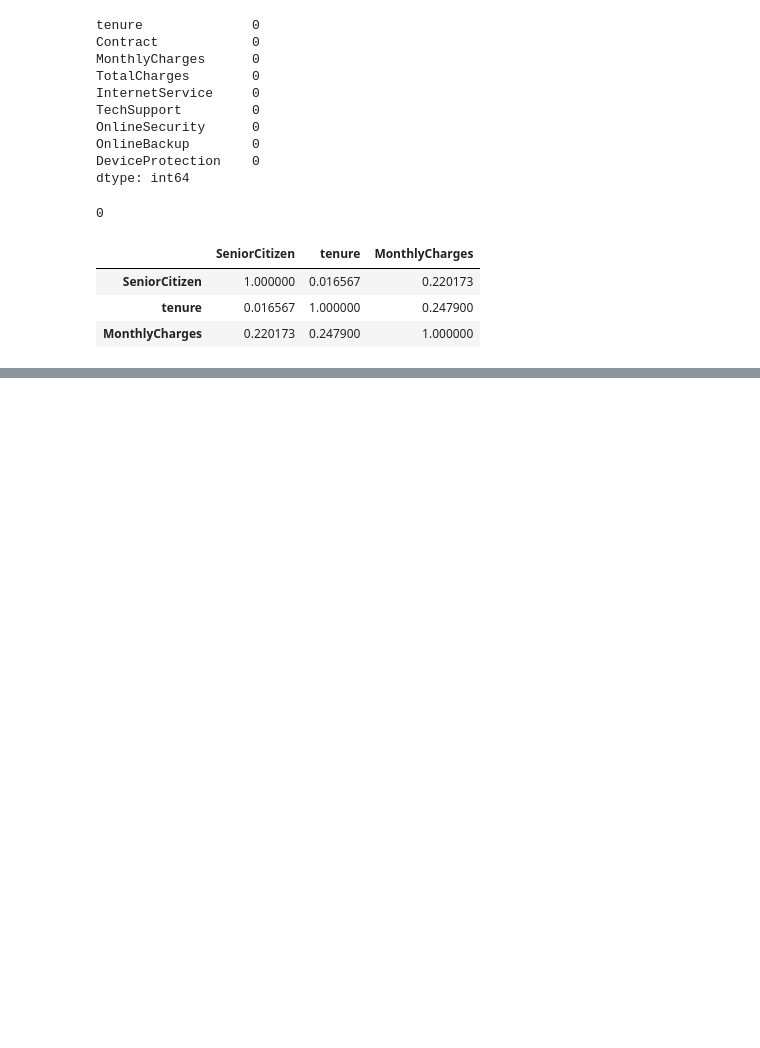
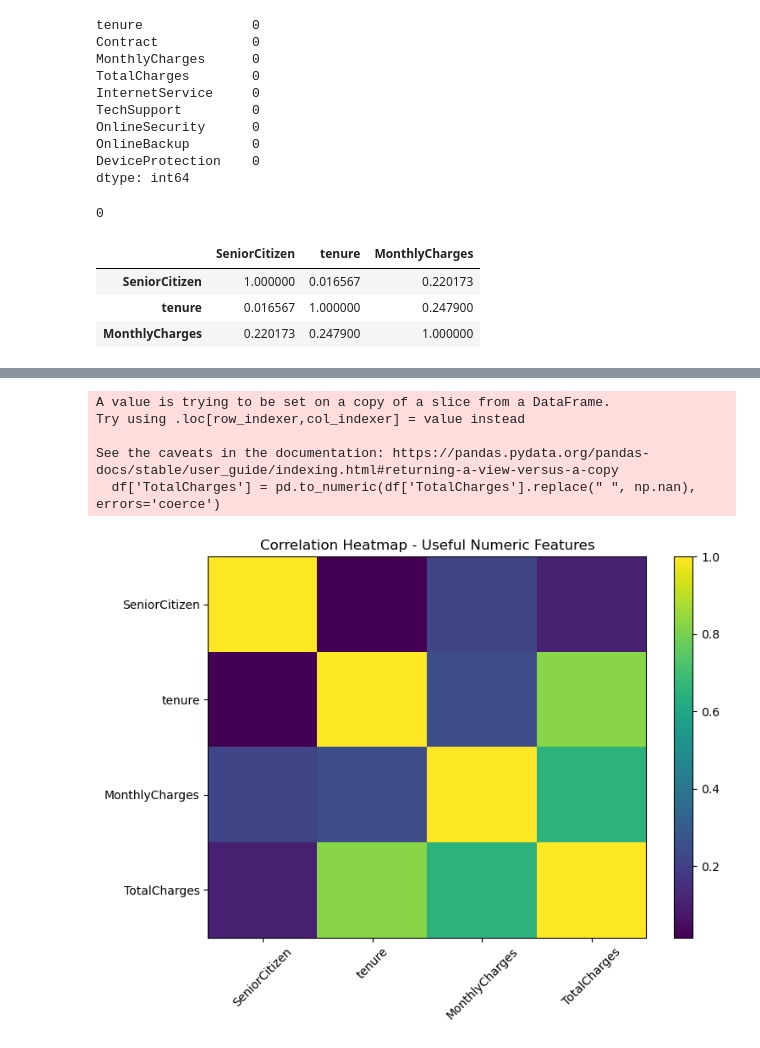
Before and after one commit to YasiruMethmal123/Telco-Customer-Churn, a Jupyter notebook: script/Churn Prediction.ipynb, the cells around one changed output, grey strips where cells are left out. Cells and saved outputs as stored; diff of their text form; code cells hidden in the pictures; blank space fills up the shorter version.

```diff
--- a/script/Churn Prediction.ipynb
+++ b/script/Churn Prediction.ipynb
@@ -97,0 +127,40 @@ numeric_column_data.corr()
+# %%
+# We selected SeniorCitizen, tenure, MonthlyCharges, and TotalCharges because they are the main numeric features in the dataset that can show meaningful linear relationships.
+#Heatmaps work best with numeric values, and these features help us understand customer behavior:
+
+# tenure – shows how long a customer has been with the company.
+# MonthlyCharges – shows how much they pay every month.
+# TotalCharges – shows the total revenue from each customer.
+# SeniorCitizen – indicates whether the customer is a senior (numeric 0/1).
+
+# These features are useful because they allow us to see how customer spending relates to time and demographic factors,
+#and they form the strongest correlations in the dataset—for example, longer tenure naturally increases total charges.
+
+df['TotalCharges'] = pd.to_numeric(df['TotalCharges'].replace(" ", np.nan), errors='coerce')
+
+# Drop rows where numeric conversion failed
+df = df.dropna(subset=['TotalCharges'])
+
+numeric_df = df[['SeniorCitizen', 'tenure', 'MonthlyCharges', 'TotalCharges']]
+
+# Compute correlation matrix
+corr_matrix = numeric_df.corr()
+
+# Plot heatmap
+plt.figure(figsize=(8, 6))
+plt.imshow(corr_matrix, cmap='viridis', aspect='auto')
+plt.colorbar()
+
+plt.xticks(range(len(corr_matrix.columns)), corr_matrix.columns, rotation=45)
+plt.yticks(range(len(corr_matrix.columns)), corr_matrix.columns)
+
+plt.title("Correlation Heatmap - Useful Numeric Features")
+plt.tight_layout()
+plt.show()
+# %% [output]
+A value is trying to be set on a copy of a slice from a DataFrame.
+Try using .loc[row_indexer,col_indexer] = value instead
+
+See the caveats in the documentation: https://pandas.pydata.org/pandas-docs/stable/user_guide/indexing.html#returning-a-view-versus-a-copy
+  df['TotalCharges'] = pd.to_numeric(df['TotalCharges'].replace(" ", np.nan), errors='coerce')
+[figure, added]
```
Also changed, not shown: parts of 6 cells of this notebook.
